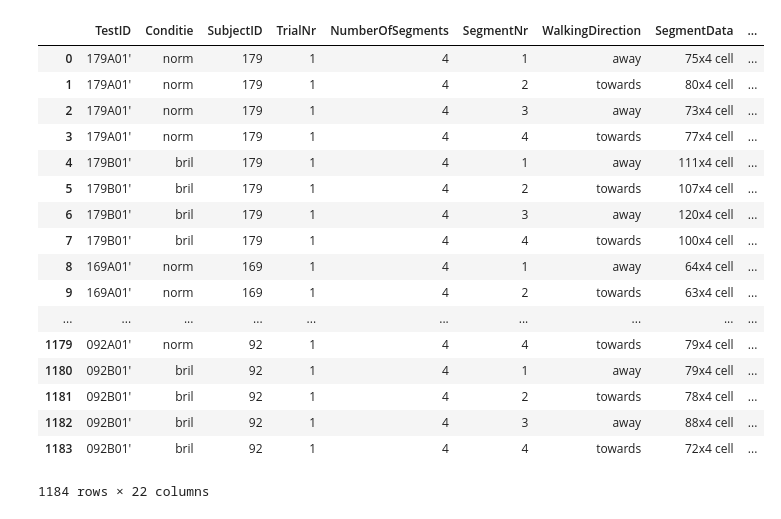
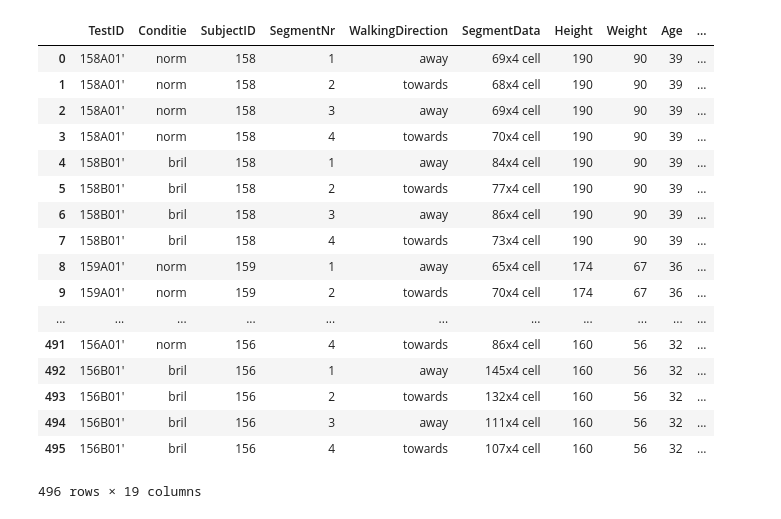
Before and after one commit to VivienvV/fallrisk, a Jupyter notebook: Machine_learning/Group and Split.ipynb, the cells around one changed output. Saved outputs shown, nothing was run; the diff lists cells and outputs as text; code cells hidden in the pictures.

```diff
--- a/Machine_learning/Group and Split.ipynb
+++ b/Machine_learning/Group and Split.ipynb
@@ -2,7 +2,7 @@
 import pandas as pd
 import numpy as np
 # %%
-data = pd.read_csv("../Data/SpineMidData_withStringCols.csv")
+data = pd.read_csv("../Data/preprocessed_data.csv")
 
 data = data.drop(['Unnamed: 0'], axis=1)
 data
@@ -43,38 +44,38 @@ grouped_data[0]
 # %%
 #Splits data into training and validation according to specified ratio
 def validation_split(data, ratio):
     np.random.shuffle(data)
     N = len(data)
     training = data[:int(ratio*N)]
     validation = data[(int(ratio*N)):]
     return training,validation
 
 # Converts the arrays in a list to one flattend dataframe
 def flatten(data):
-    return pd.DataFrame(np.vstack(data), columns=['TestID', 'Conditie', 'SubjectID', 'TrialNr','NumberOfSegments','SegmentNr','WalkingDirection',
- 'SegmentData', 'Alcohol', 'Height', 'Weight', 'Age', 'BMI', 'Balance_MLrange', 'Balance_MLstdev', 'Balance_MLmeanVelocity',
+    return pd.DataFrame(np.vstack(data), columns=['TestID', 'Conditie', 'SubjectID','SegmentNr','WalkingDirection',
+ 'SegmentData', 'Height', 'Weight', 'Age', 'BMI', 'Balance_MLrange', 'Balance_MLstdev', 'Balance_MLmeanVelocity',
  'Balance_APrange', "Balance_APstdev'", 'Balance_APmeanVelocity', 'Balance_MeanVelocity', 'GaitVelocity', 'MovementVelocity'])
 
 training,validation = validation_split(grouped_data, 0.7)
 training = flatten(training)
 validation = flatten(validation)
 training
 # %% [output]
-|  | TestID | Conditie | SubjectID | TrialNr | NumberOfSegments | SegmentNr | WalkingDirection | SegmentData | ... |
-| 0 | 179A01' | norm | 179 | 1 | 4 | 1 | away | 75x4 cell | ... |
-| 1 | 179A01' | norm | 179 | 1 | 4 | 2 | towards | 80x4 cell | ... |
-| 2 | 179A01' | norm | 179 | 1 | 4 | 3 | away | 73x4 cell | ... |
-| 3 | 179A01' | norm | 179 | 1 | 4 | 4 | towards | 77x4 cell | ... |
-| 4 | 179B01' | bril | 179 | 1 | 4 | 1 | away | 111x4 cell | ... |
-| 5 | 179B01' | bril | 179 | 1 | 4 | 2 | towards | 107x4 cell | ... |
-| 6 | 179B01' | bril | 179 | 1 | 4 | 3 | away | 120x4 cell | ... |
-| 7 | 179B01' | bril | 179 | 1 | 4 | 4 | towards | 100x4 cell | ... |
-| 8 | 169A01' | norm | 169 | 1 | 4 | 1 | away | 64x4 cell | ... |
-| 9 | 169A01' | norm | 169 | 1 | 4 | 2 | towards | 63x4 cell | ... |
-| ... | ... | ... | ... | ... | ... | ... | ... | ... | ... |
-| 1179 | 092A01' | norm | 92 | 1 | 4 | 4 | towards | 79x4 cell | ... |
-| 1180 | 092B01' | bril | 92 | 1 | 4 | 1 | away | 79x4 cell | ... |
-| 1181 | 092B01' | bril | 92 | 1 | 4 | 2 | towards | 78x4 cell | ... |
-| 1182 | 092B01' | bril | 92 | 1 | 4 | 3 | away | 88x4 cell | ... |
-| 1183 | 092B01' | bril | 92 | 1 | 4 | 4 | towards | 72x4 cell | ... |
+|  | TestID | Conditie | SubjectID | SegmentNr | WalkingDirection | SegmentData | Height | Weight | Age | ... |
+| 0 | 158A01' | norm | 158 | 1 | away | 69x4 cell | 190 | 90 | 39 | ... |
+| 1 | 158A01' | norm | 158 | 2 | towards | 68x4 cell | 190 | 90 | 39 | ... |
+| 2 | 158A01' | norm | 158 | 3 | away | 69x4 cell | 190 | 90 | 39 | ... |
+| 3 | 158A01' | norm | 158 | 4 | towards | 70x4 cell | 190 | 90 | 39 | ... |
+| 4 | 158B01' | bril | 158 | 1 | away | 84x4 cell | 190 | 90 | 39 | ... |
+| 5 | 158B01' | bril | 158 | 2 | towards | 77x4 cell | 190 | 90 | 39 | ... |
+| 6 | 158B01' | bril | 158 | 3 | away | 86x4 cell | 190 | 90 | 39 | ... |
+| 7 | 158B01' | bril | 158 | 4 | towards | 73x4 cell | 190 | 90 | 39 | ... |
+| 8 | 159A01' | norm | 159 | 1 | away | 65x4 cell | 174 | 67 | 36 | ... |
+| 9 | 159A01' | norm | 159 | 2 | towards | 70x4 cell | 174 | 67 | 36 | ... |
+| ... | ... | ... | ... | ... | ... | ... | ... | ... | ... | ... |
+| 491 | 156A01' | norm | 156 | 4 | towards | 86x4 cell | 160 | 56 | 32 | ... |
+| 492 | 156B01' | bril | 156 | 1 | away | 145x4 cell | 160 | 56 | 32 | ... |
+| 493 | 156B01' | bril | 156 | 2 | towards | 132x4 cell | 160 | 56 | 32 | ... |
+| 494 | 156B01' | bril | 156 | 3 | away | 111x4 cell | 160 | 56 | 32 | ... |
+| 495 | 156B01' | bril | 156 | 4 | towards | 107x4 cell | 160 | 56 | 32 | ... |
-1184 rows × 22 columns
+496 rows × 19 columns
```
Also changed, not shown: parts of 2 cells of this notebook.
